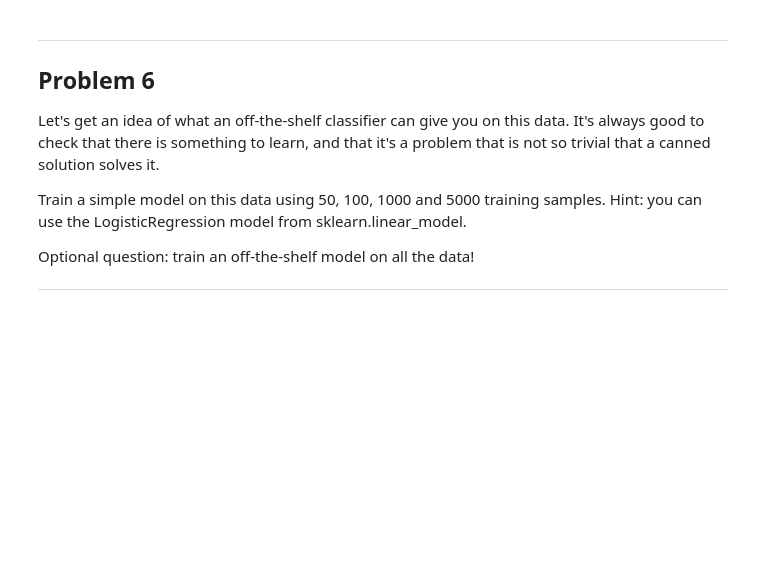
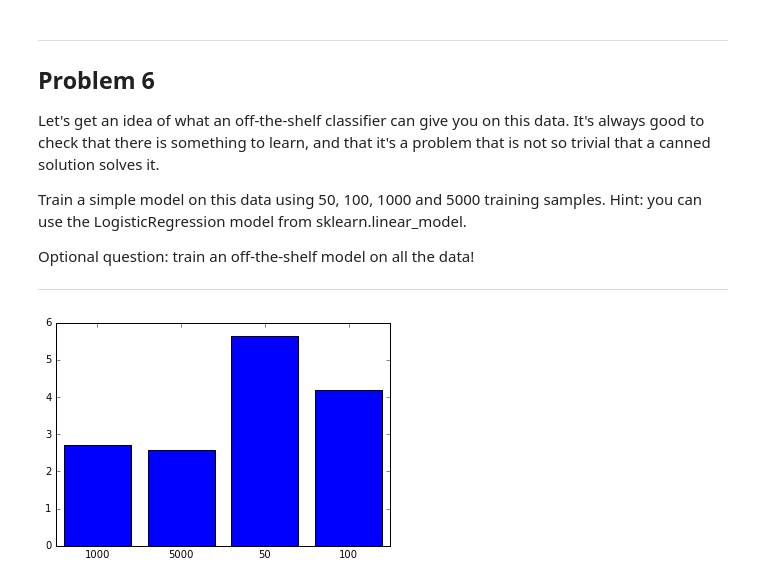
Before and after one commit to nottombrown/tensorflow, a Jupyter notebook: tensorflow/examples/udacity/1_notmnist.ipynb, the cells around one changed output. Drawn from its saved outputs; the diff is of its cells as text; code cells hidden in the pictures; blank space fills up the shorter version.

```diff
--- a/tensorflow/examples/udacity/1_notmnist.ipynb
+++ b/tensorflow/examples/udacity/1_notmnist.ipynb
@@ -402,3 +439,45 @@ Train a simple model on this data using 50, 100, 1000 and 5000 training samples.
 Optional question: train an off-the-shelf model on all the data!
 
 ---
+# %%
+# class sklearn.linear_model.LogisticRegression(
+#     penalty='l2', dual=False, tol=0.0001, C=1.0, fit_intercept=True, intercept_scaling=1,
+#     class_weight=None, random_state=None, solver='liblinear', max_iter=100, multi_class='ovr',
+#     verbose=0, warm_start=False, n_jobs=1)[source]
+
+def train_model(sampled_train_images, sampled_train_labels):
+  regr = LogisticRegression()
+  regr.fit(sampled_train_images, sampled_train_labels)
+
+  # Return error
+  return np.mean((regr.predict(reshape_images(test_dataset))-test_labels)**2)
+
+
+def reshape_images(images):
+  return images.reshape(images.shape[0],-1)
+
+# Returns flattened images, labels
+def sampled_images_and_labels(images, labels, sample_size):
+  sample_indices = random.sample(xrange(len(train_dataset)), sample_size)
+  images = images[sample_indices]
+  return (reshape_images(images), labels[sample_indices])
+
+D = {}
+for sample_count in [50,100,1000,5000]:
+  X, y = sampled_images_and_labels(train_dataset, train_labels, sample_count)
+  error = train_model(X, y)
+  D[sample_count] = error
+
+bar_graph_from_dictionary(D)
+
+# from sklearn.datasets import load_digits
+# from sklearn import svm
+
+# digits = load_digits()
+# X = digits.data
+# y = digits.target
+
+# print(X.shape)
+# print(y[22:300])
+# %% [output]
+[figure, added]
```
Also changed, not shown: parts of 2 cells of this notebook.
